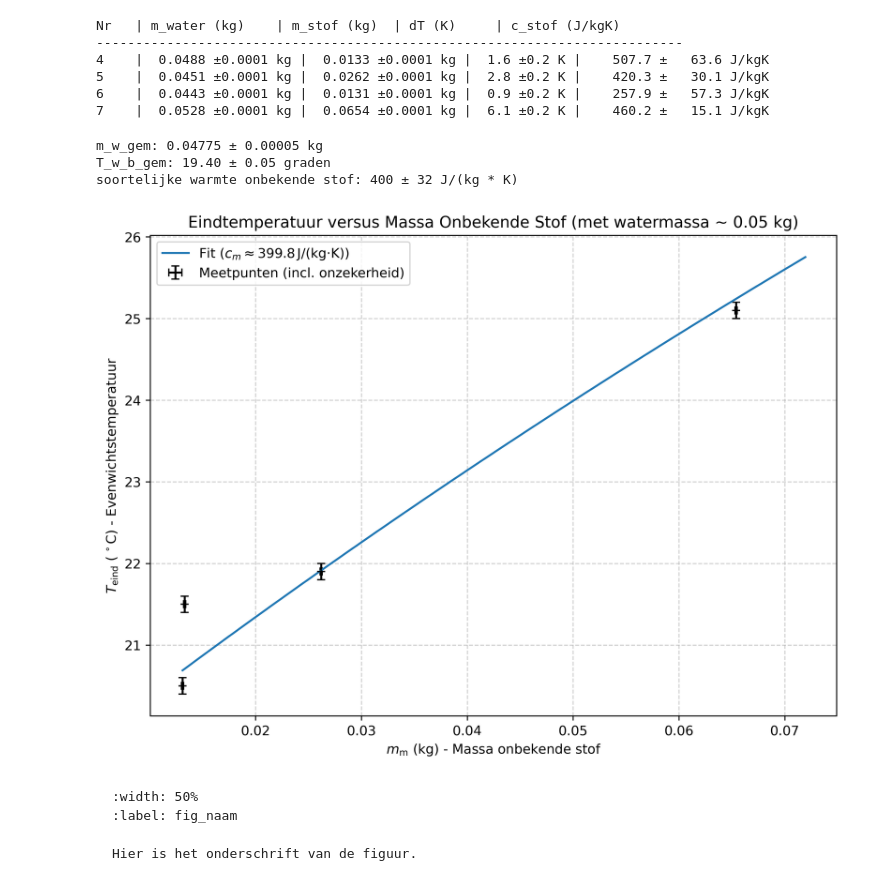
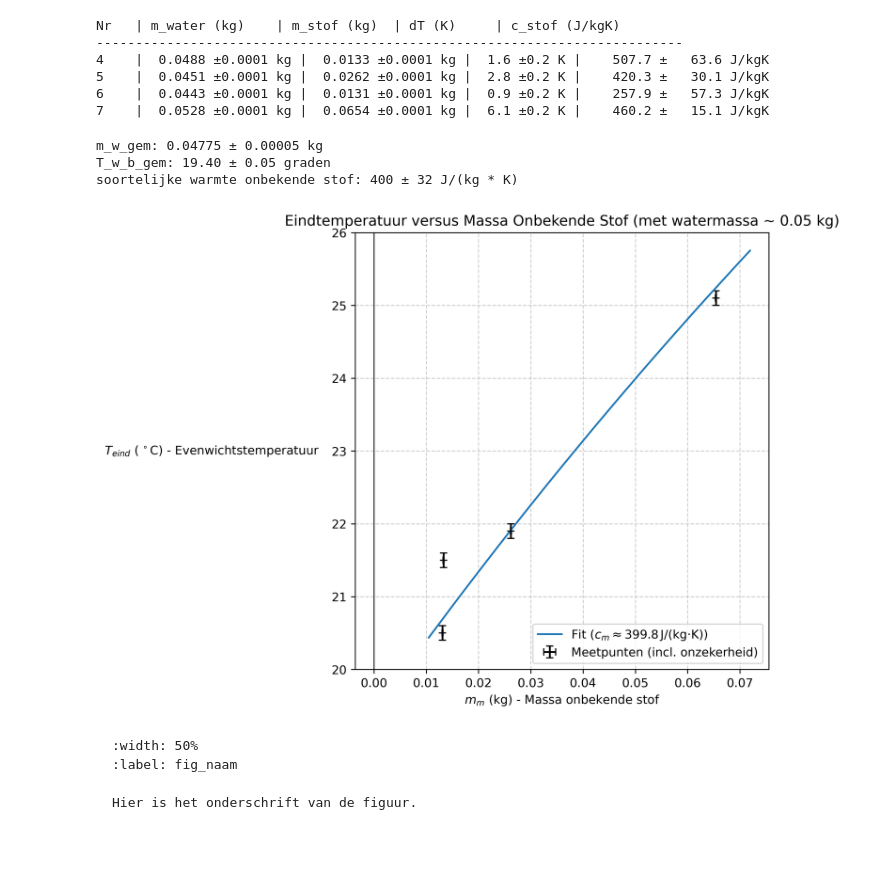
Before and after one commit to swerleman/IP2-Portfolio, a Jupyter notebook: Content/Labs/Warmtecapaciteit.ipynb, the cells around one changed output. Drawn from its saved outputs; the diff is of its cells as text; code cells hidden in the pictures; blank space fills up the shorter version.

```diff
--- a/Content/Labs/Warmtecapaciteit.ipynb
+++ b/Content/Labs/Warmtecapaciteit.ipynb
@@ -230,37 +233,40 @@ T_w_b_gem = 19.4  # Begintemperatuur water in graden
 # DATA
 m_onbekende_stof2 = m_s_array_50ml
 T_eind2 = np.array([21.5, 21.9, 20.5, 25.1])
 
 # c_m is nu de enige parameter, dus p0=[500] als initiële gok
 values, pcov = curve_fit(function_fit, m_onbekende_stof2, T_eind2, p0=[500])
 c_m_fit = values[0] # c_m is nu de eerste (en enige) gefitte parameter (index 0)
 u_c_m_fit = np.sqrt(pcov[0,0])
 print(f"soortelijke warmte onbekende stof: {c_m_fit:.0f} ± {u_c_m_fit:.0f} J/(kg * K)")
 
-x_test = np.linspace(min(m_onbekende_stof2), max(m_onbekende_stof2)*1.1, 500)
+x_test = np.linspace(min(m_onbekende_stof2)* 0.8, max(m_onbekende_stof2)*1.1, 500)
 
 plt.figure(figsize=(8, 6), dpi=450)
-plt.xlabel('$m_{\\text{m}}$ (kg) - Massa onbekende stof')
-plt.ylabel('$T_{\\text{eind}}$ ($\\,^\circ\\text{C}$) - Evenwichtstemperatuur') # Correctie y-label
+plt.xlabel('$m_{m}$ (kg) - Massa onbekende stof')
+plt.ylabel('$T_{eind}$ ($\\,^\circ\\text{C}$) - Evenwichtstemperatuur', rotation=0, labelpad=100, va='center')
 plt.title('Eindtemperatuur versus Massa Onbekende Stof (met watermassa ~ 0.05 kg)')
+plt.ylim(20, 26)
 plt.errorbar(m_onbekende_stof2, T_eind2,
              xerr=u_massa,          # Foutbalkje horizontaal
              yerr=u_T,              # Foutbalkje verticaal
              fmt='+',               # Markering is een plusje
              color='black',         # Kleur van de punten en balkjes
              capsize=3,             # Horizontale streepjes op de balkjes
              label='Meetpunten (incl. onzekerheid)')
 plt.plot(x_test, function_fit(x_test, c_m_fit), '-', label=f'Fit ($c_{{m}} \\approx {c_m_fit:.1f}\\, \\text{{J/(kg·K)}}$)')
 plt.grid(True, linestyle='--', alpha=0.6)
+plt.axhline(0, color='black', linewidth=0.8)
+plt.axvline(0, color='black', linewidth=0.8)
 plt.legend()
 plt.tight_layout()
 plt.savefig("fitting_result.png")
 plt.show()
 # %% [output]
 m_w_gem: 0.04775 ± 0.00005 kg
 T_w_b_gem: 19.40 ± 0.05 graden
 soortelijke warmte onbekende stof: 400 ± 32 J/(kg * K)
-[figure, old version]
+[figure, new version]
 # %%
 # Sla figuren op met
 # plt.savefig("Figuren/naam.png", dpi=450)
```
Also changed, not shown: parts of 1 cell of this notebook, 1 other file.
